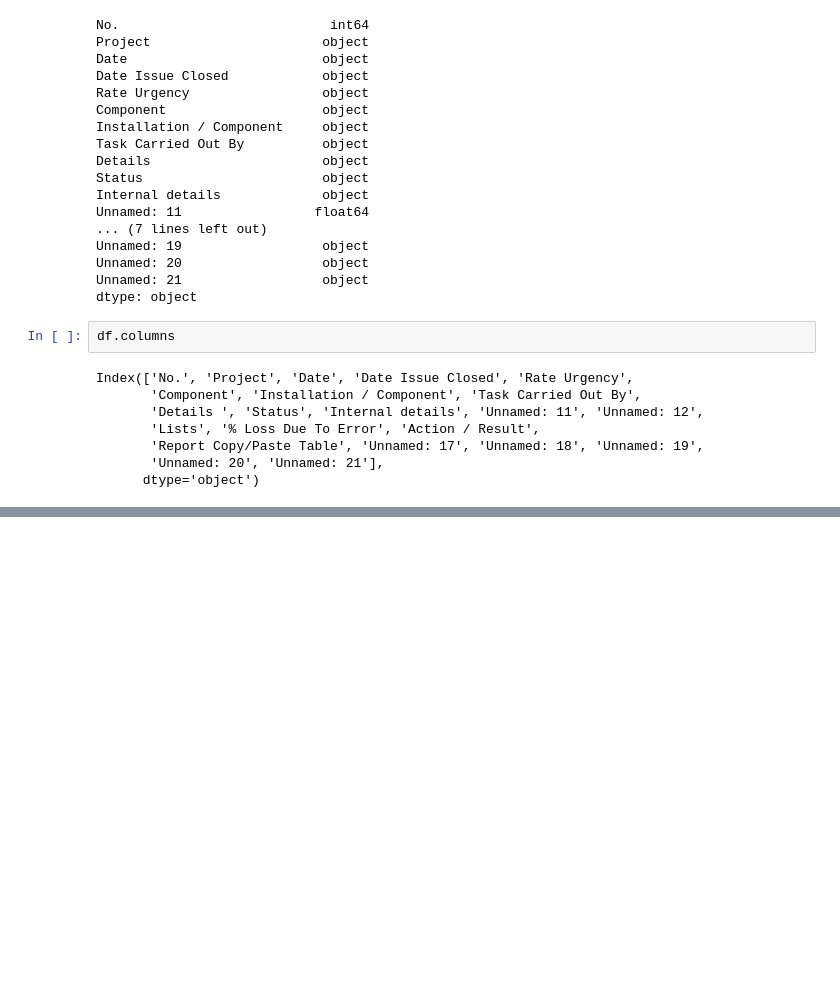
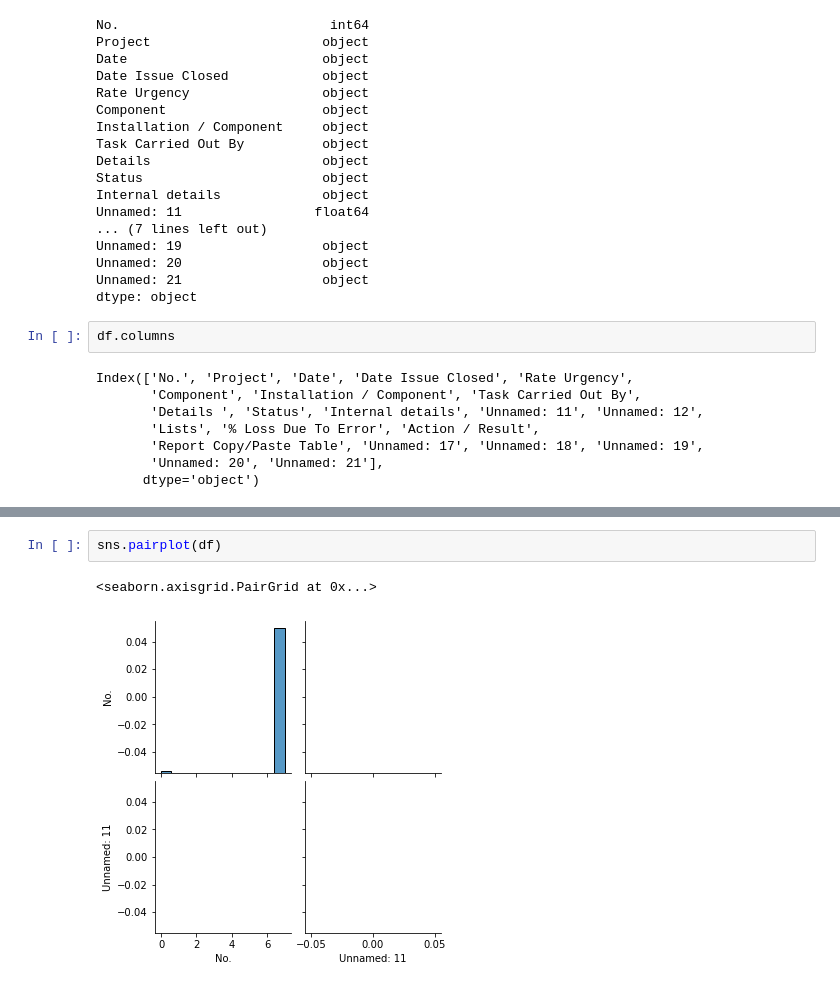
Before and after one commit to ahmadasd1234/Emergent-Energy, a Jupyter notebook: iX internship.ipynb, the cells around one changed output, grey strips where cells are left out. Drawn from its saved outputs; the diff is of its cells as text; blank space fills up the shorter version.

```diff
--- a/iX internship.ipynb
+++ b/iX internship.ipynb
@@ -71,0 +119,5 @@ df.fillna(0)
+# %%
+sns.pairplot(df)
+# %% [output]
+<seaborn.axisgrid.PairGrid at 0x...>
+[figure, added]
```
Also changed, not shown: parts of 6 cells of this notebook.
